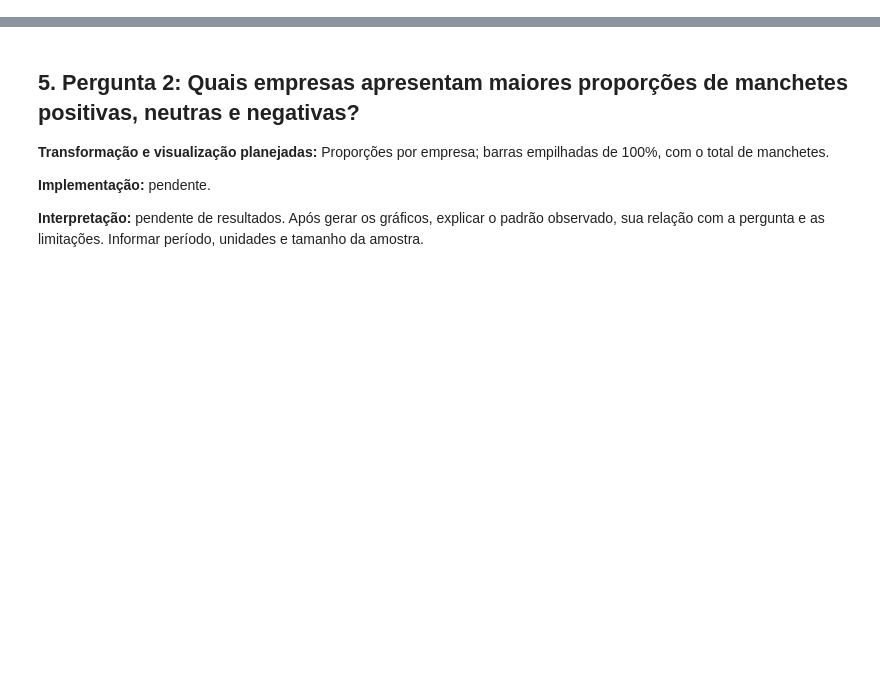
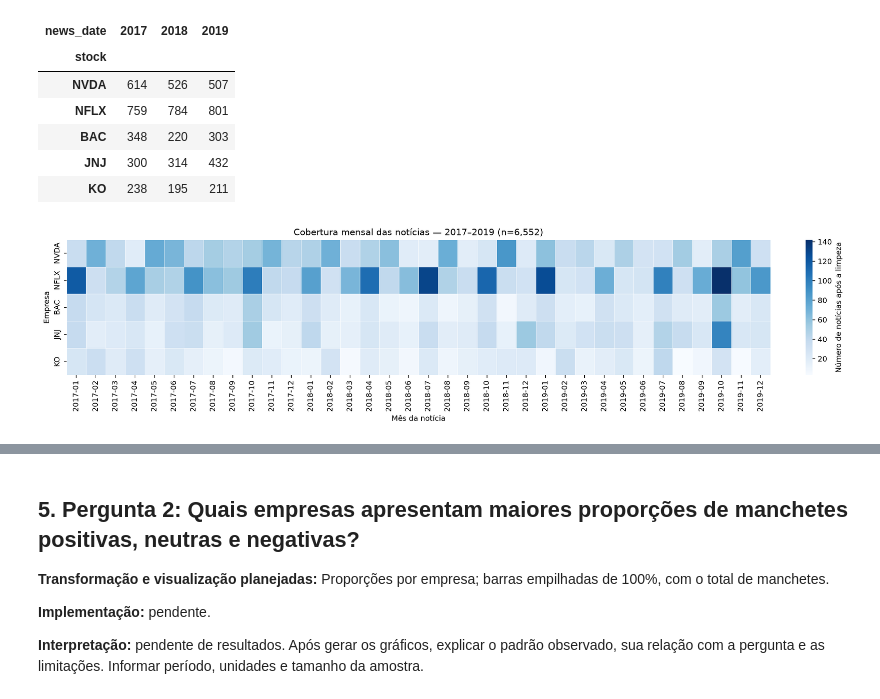
Before and after one commit to caiocouto30-boop/projeto-sentimento-acoes, a Jupyter notebook: notebooks/01_preparacao_inicial.ipynb, the cells around one changed output, grey strips where cells are left out. Saved outputs shown, nothing was run; the diff lists cells and outputs as text; code cells hidden in the pictures; blank space fills up the shorter version.

```diff
--- a/notebooks/01_preparacao_inicial.ipynb
+++ b/notebooks/01_preparacao_inicial.ipynb
@@ -104,0 +263,9 @@ Datas distintas podem apontar ao mesmo pregão. Definir a unidade por empresa/pr
+# %%
+noticias['headline_original'] = noticias['headline']
+noticias['headline'] = noticias['headline'].str.replace(r'\s+', ' ', regex=True).str.strip()
+noticias['url_ausente'] = noticias['url'].str.strip().eq('')
+noticias['publisher_ausente'] = noticias['publisher'].str.strip().eq('')
+excluir(noticias['headline'].isna() | noticias['headline'].eq(''), 'manchete_vazia')
+print('Manchetes com ajuste de espaços:',
+      noticias['headline'].ne(noticias['headline_original']).sum())
+display(noticias[['headline_original', 'headline', 'url_ausente', 'publisher_ausente']].head())
@@ -104,0 +364,10 @@ Datas distintas podem apontar ao mesmo pregão. Definir a unidade por empresa/pr
+# %%
+grupo = noticias.groupby(['news_date', 'headline'])['stock']
+noticias['n_empresas_manchete'] = grupo.transform('nunique')
+noticias['compartilhada_entre_empresas'] = noticias['n_empresas_manchete'].gt(1)
+compartilhadas = noticias.loc[noticias['compartilhada_entre_empresas']].copy()
+print('Combinações data/manchete compartilhadas:',
+      compartilhadas[['news_date', 'headline']].drop_duplicates().shape[0])
+display(compartilhadas[['stock', 'news_date', 'headline', 'n_empresas_manchete']].head(10))
+compartilhadas.to_csv(TRATADOS / 'manchetes_compartilhadas.csv', index=False,
+                      date_format='%Y-%m-%d')
@@ -104,0 +472,33 @@ Datas distintas podem apontar ao mesmo pregão. Definir a unidade por empresa/pr
+# %%
+os.environ['MPLCONFIGDIR'] = str(RAIZ / 'tmp' / 'matplotlib')
+import matplotlib.pyplot as plt
+import seaborn as sns
+
+meses = pd.period_range(INICIO, FIM, freq='M')
+cobertura = (noticias.assign(mes=noticias['news_date'].dt.to_period('M'))
+             .groupby(['stock', 'mes']).size().unstack(fill_value=0)
+             .reindex(index=TICKERS, columns=meses, fill_value=0))
+cobertura.columns = cobertura.columns.astype(str)
+cobertura.to_csv(TRATADOS / 'cobertura_noticias_mensal.csv', index_label='stock')
+por_ano = noticias.groupby(['stock', noticias['news_date'].dt.year]).size().unstack(fill_value=0)
+por_ano.to_csv(DOCS / 'cobertura_noticias_anual.csv', index_label='stock')
+display(por_ano.reindex(TICKERS))
+
+fig, ax = plt.subplots(figsize=(15, 3.7), layout='constrained')
+sns.heatmap(cobertura, cmap='Blues', linewidths=0.3, ax=ax,
+            cbar_kws={'label': 'Número de notícias após a limpeza'})
+ax.set(title=f'Cobertura mensal das notícias — 2017–2019 (n={len(noticias):,})',
+       xlabel='Mês da notícia', ylabel='Empresa')
+ax.tick_params(axis='x', rotation=90)
+fig.savefig(FIGURAS / 'cobertura_noticias_mensal.png', dpi=180, bbox_inches='tight')
+plt.close(fig)
+display(Image(filename=str(FIGURAS / 'cobertura_noticias_mensal.png')))
+# %% [output]
+| news_date | 2017 | 2018 | 2019 |
+| stock |  |  |  |
+| NVDA | 614 | 526 | 507 |
+| NFLX | 759 | 784 | 801 |
+| BAC | 348 | 220 | 303 |
+| JNJ | 300 | 314 | 432 |
+| KO | 238 | 195 | 211 |
+[figure, added]
```
Also changed, not shown: parts of 29 cells of this notebook, 3 other files.
